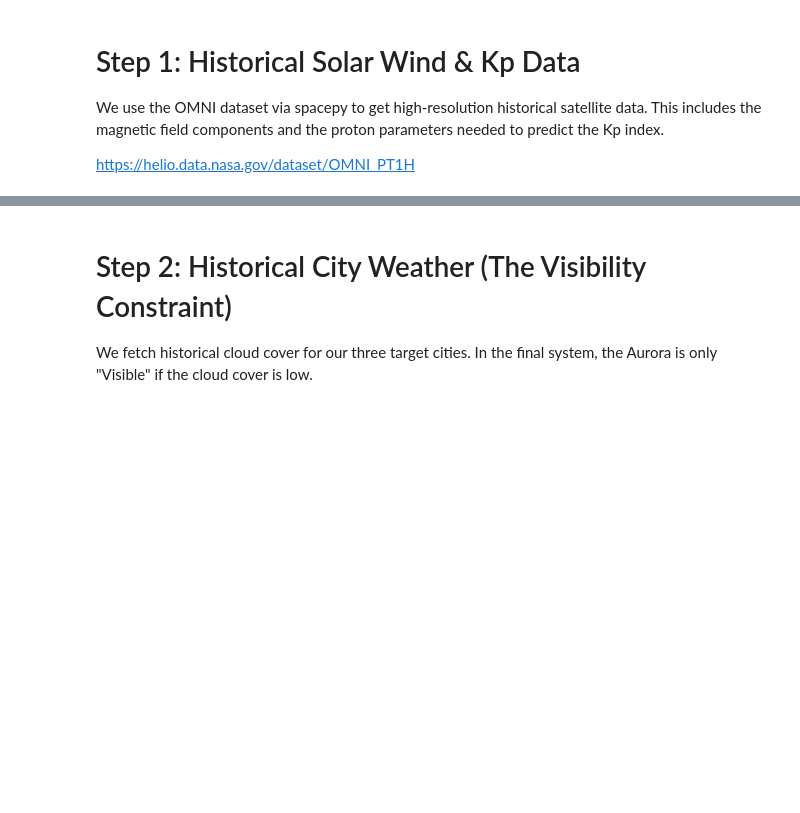
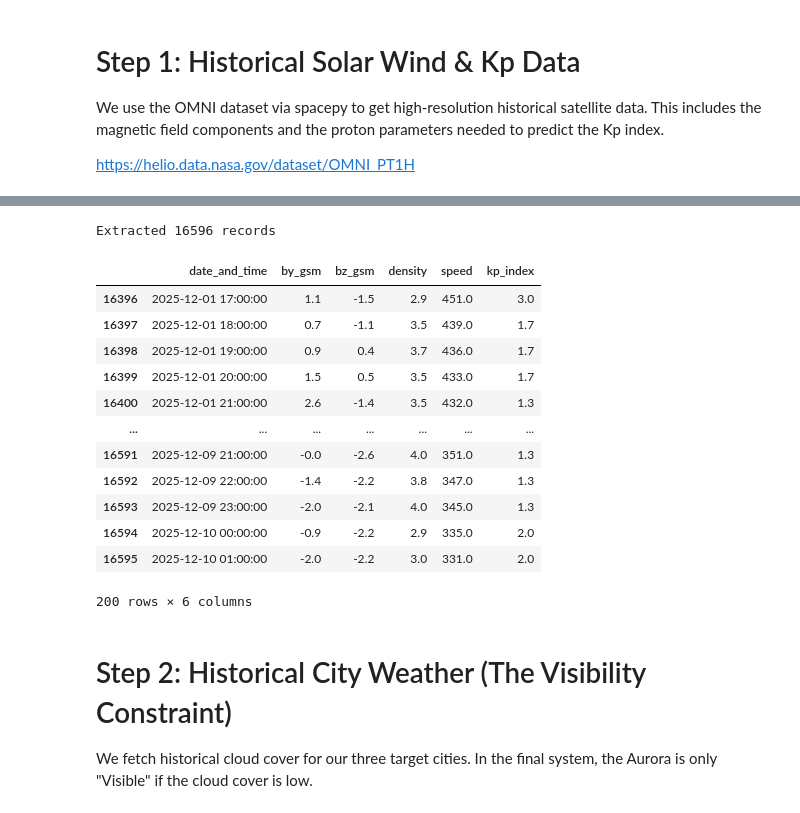
Before and after one commit to AlessandroBertelli/ID2223_Project, a Jupyter notebook: 1_aurora_feature_backfill.ipynb, the cells around one changed output, grey strips where cells are left out. Saved outputs shown, nothing was run; the diff lists cells and outputs as text; code cells hidden in the pictures; blank space fills up the shorter version.

```diff
--- a/1_aurora_feature_backfill.ipynb
+++ b/1_aurora_feature_backfill.ipynb
@@ -181,3 +165,25 @@ Extracted 16716 records
+# %%
+# Sort based on the date and time to be sure and reset the index
+solar_wind_df = solar_wind_df.sort_values("date_and_time")
+solar_wind_df = solar_wind_df.reset_index(drop=True)
+
+print(f"Extracted {len(solar_wind_df)} records")
+solar_wind_df.tail(200)
+# %% [output]
+Extracted 16596 records
+|  | date_and_time | by_gsm | bz_gsm | density | speed | kp_index |
+| 16396 | 2025-12-01 17:00:00 | 1.1 | -1.5 | 2.9 | 451.0 | 3.0 |
+| 16397 | 2025-12-01 18:00:00 | 0.7 | -1.1 | 3.5 | 439.0 | 1.7 |
+| 16398 | 2025-12-01 19:00:00 | 0.9 | 0.4 | 3.7 | 436.0 | 1.7 |
+| 16399 | 2025-12-01 20:00:00 | 1.5 | 0.5 | 3.5 | 433.0 | 1.7 |
+| 16400 | 2025-12-01 21:00:00 | 2.6 | -1.4 | 3.5 | 432.0 | 1.3 |
+| ... | ... | ... | ... | ... | ... | ... |
+| 16591 | 2025-12-09 21:00:00 | -0.0 | -2.6 | 4.0 | 351.0 | 1.3 |
+| 16592 | 2025-12-09 22:00:00 | -1.4 | -2.2 | 3.8 | 347.0 | 1.3 |
+| 16593 | 2025-12-09 23:00:00 | -2.0 | -2.1 | 4.0 | 345.0 | 1.3 |
+| 16594 | 2025-12-10 00:00:00 | -0.9 | -2.2 | 2.9 | 335.0 | 2.0 |
+| 16595 | 2025-12-10 01:00:00 | -2.0 | -2.2 | 3.0 | 331.0 | 2.0 |
+200 rows × 6 columns
 # %% [markdown]
 # Step 2: Historical City Weather (The Visibility Constraint)
 
```
Also changed, not shown: parts of 9 cells of this notebook, 4 other files.
